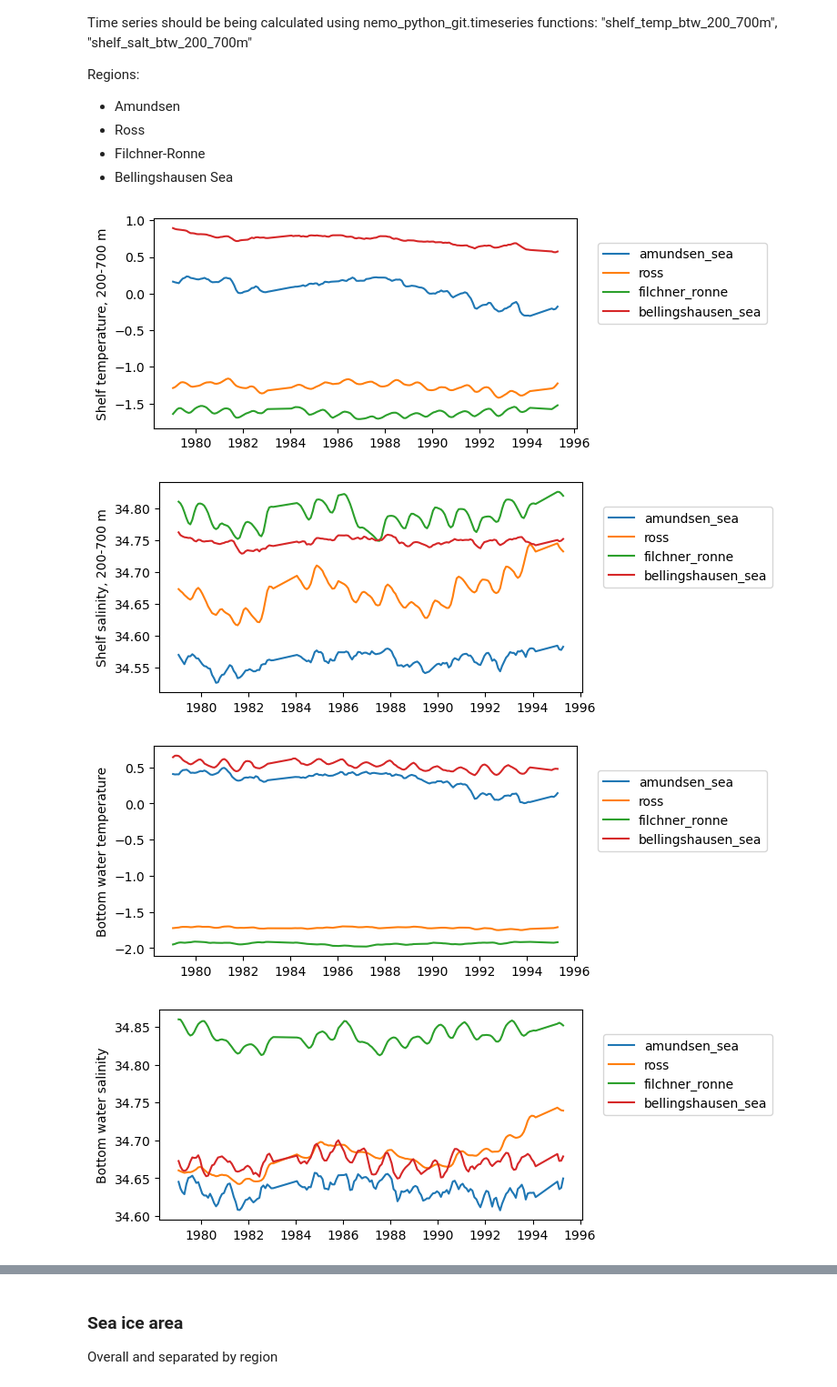
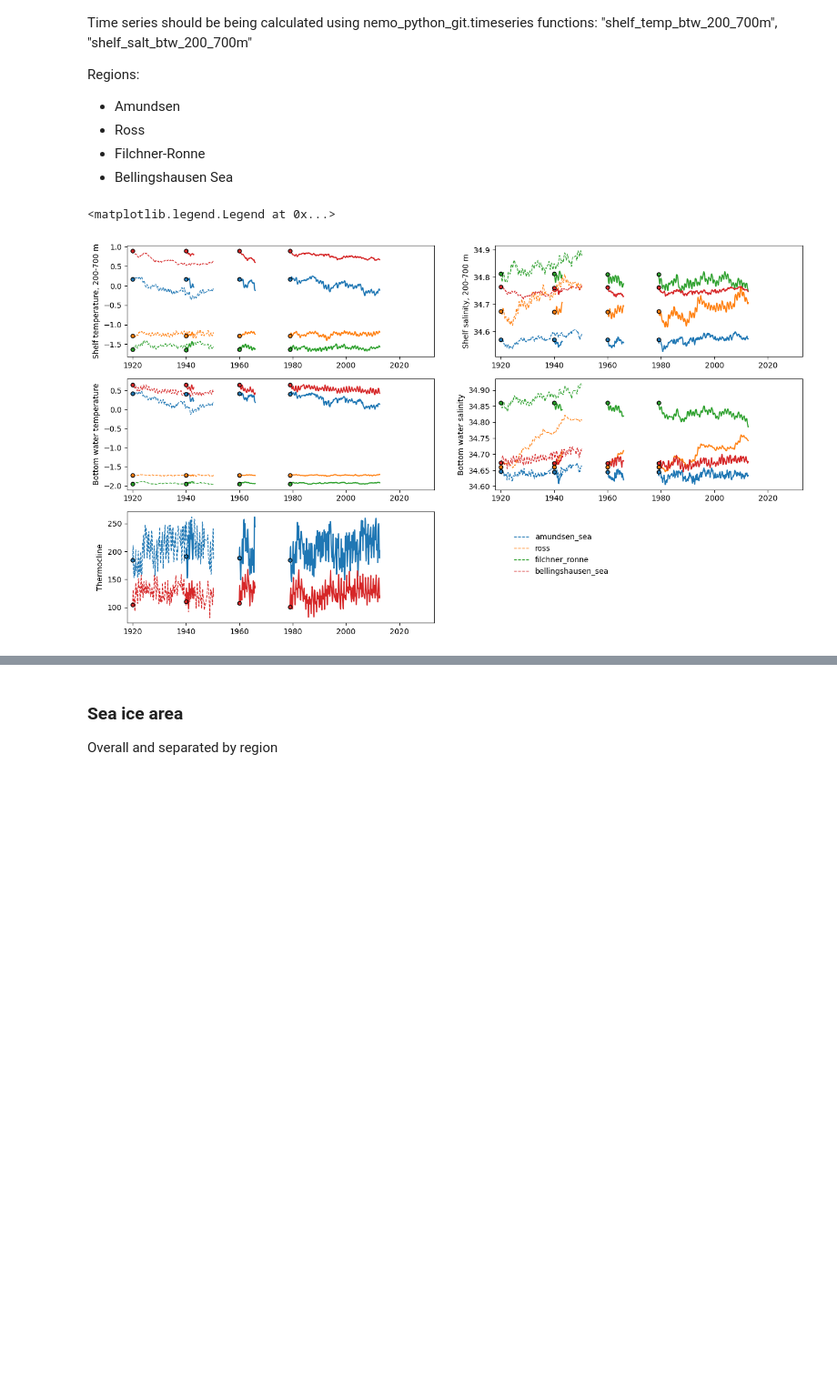
Before and after one commit to brogalla/analysis-birgal, a Jupyter notebook: nemo_config_setup/climate-experiments/CESM2/timeseries-spin-up.ipynb, the cells around one changed output, grey strips where cells are left out. Shown at 91% size. Cells and saved outputs as stored; diff of their text form; code cells hidden in the pictures; blank space fills up the shorter version.

```diff
--- a/nemo_config_setup/climate-experiments/CESM2/timeseries-spin-up.ipynb
+++ b/nemo_config_setup/climate-experiments/CESM2/timeseries-spin-up.ipynb
@@ -20,10 +23,15 @@ expdir  = f'{base_dir}output/CESM2_3hwind_1979_test1_winds/'
 # %%
 # load timeseries files for each of the runs to look at
-ds_exp = xr.open_dataset(f'{expdir}timeseries0-gridT.nc')
+ds_1920  = xr.open_dataset(f'{expdir1}timeseries0-gridT.nc')
+ds_1940a = xr.open_dataset(f'{expdir2a}timeseries0-gridT.nc')
+ds_1940b = xr.open_dataset(f'{expdir2b}timeseries0-gridT.nc')
+ds_1960  = xr.open_dataset(f'{expdir3}timeseries0-gridT.nc')
+ds_1979  = xr.open_dataset(f'{expdir4}timeseries0-gridT.nc')
 # %%
 region_names = ['amundsen_sea','bellingshausen_sea','pine_island', 'thwaites', 'getz','dotson_crosson','larsen','filchner_ronne','ross', 'amery', 'all']
 var_names    = ['shelf_temp_btw_200_700m', 'shelf_salt_btw_200_700m', 'bwtemp', 'bwsalt', \
                  'cavity_temp', 'cavity_salt', 'shelf_temp', 'shelf_salt', 'cavity_thermocline', 'shelf_thermocline', 'thermocline']
+colors = ["#1f77b4", "#ff7f0e", "#2ca02c", "#d62728", "#9467bd", "#8c564b","#e377c2","#7f7f7f","#bcbd22","#17becf"]
 # %% [markdown]
 ### Continental shelf average temperature 200-700 m
 
@@ -61,17 +69,26 @@ var_names = [f'{regions[0]}_shelf_temp_btw_200_700m', f'{regions[0]}_shelf_salt_
              f'{regions[0]}_bwtemp', f'{regions[0]}_bwsalt', f'{regions[0]}_thermocline']
 # %%
 # create a new figure for each variable
+fig, ax = plt.subplots(3,2, figsize=(16,9))
 for v, var_name in enumerate(var_names):
-
-    fig, ax = plt.subplots(1,1, figsize=(6,3))
     for r, region in enumerate(regions):
         varname = var_name.replace(regions[0], region)
-        ax.plot(ds_exp['time_counter'], ds_exp[varname], label=region, color=None)
-        ax.set_ylabel(var_titles[v])
+        if (var_name==f'{regions[0]}_thermocline') and (region in ['ross','filchner_ronne']):
+            continue
+        else:
+            ax.ravel()[v].plot(ds_1920['time_counter'], ds_1920[varname], label=region, color=colors[r], linestyle='--', linewidth=1)
+            ax.ravel()[v].plot(ds_1940a['time_counter'], ds_1940a[varname], label='_nolegend_', color=colors[r])
+            ax.ravel()[v].plot(ds_1960['time_counter'], ds_1960[varname], label='_nolegend_', color=colors[r])
+            ax.ravel()[v].plot(ds_1979['time_counter'], ds_1979[varname], label='_nolegend_', color=colors[r])
 
-    ax.legend(loc=(1.05, 0.5))
+        for ds in [ds_1920, ds_1940a, ds_1960, ds_1979]:
+            ax.ravel()[v].scatter(ds['time_counter'][0], ds[varname][0], label='_nolegend_', color=colors[r], marker='.', s=100, edgecolor='k', zorder=3)
+
+        ax.ravel()[v].set_ylabel(var_titles[v])
+        ax.ravel()[v].set_xlim(datetime.date(1918,1,1),datetime.date(2032,12,31))
+
+ax[2,1].axis('off')
+ax[1,1].legend(loc=(0.05, -0.8), frameon=False)
 # %% [output]
+<matplotlib.legend.Legend at 0x...>
-[figure, old version]
+[figure, new version]
-[figure, removed]
-[figure, removed]
-[figure, removed]
```
Also changed, not shown: parts of 5 cells of this notebook.
